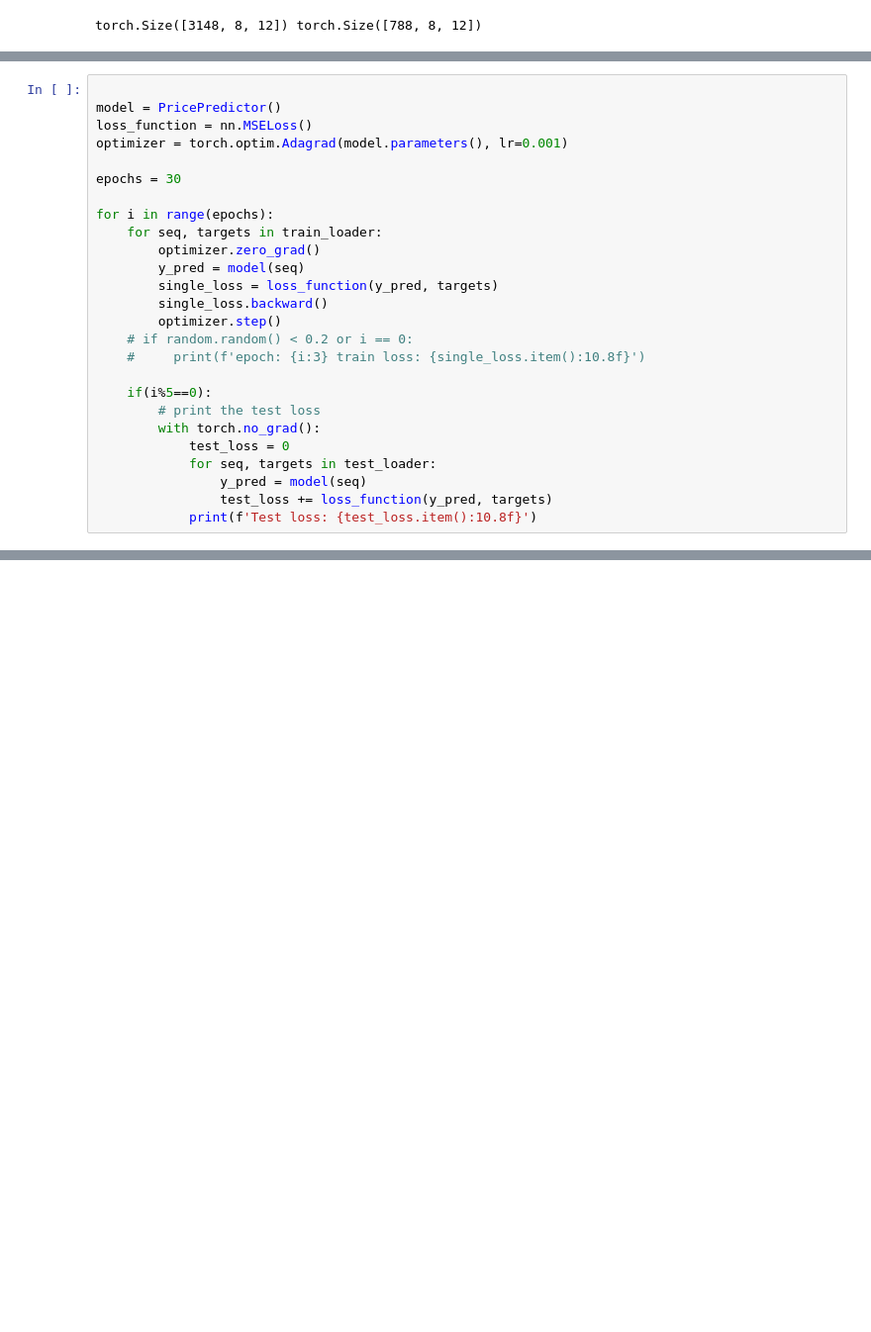
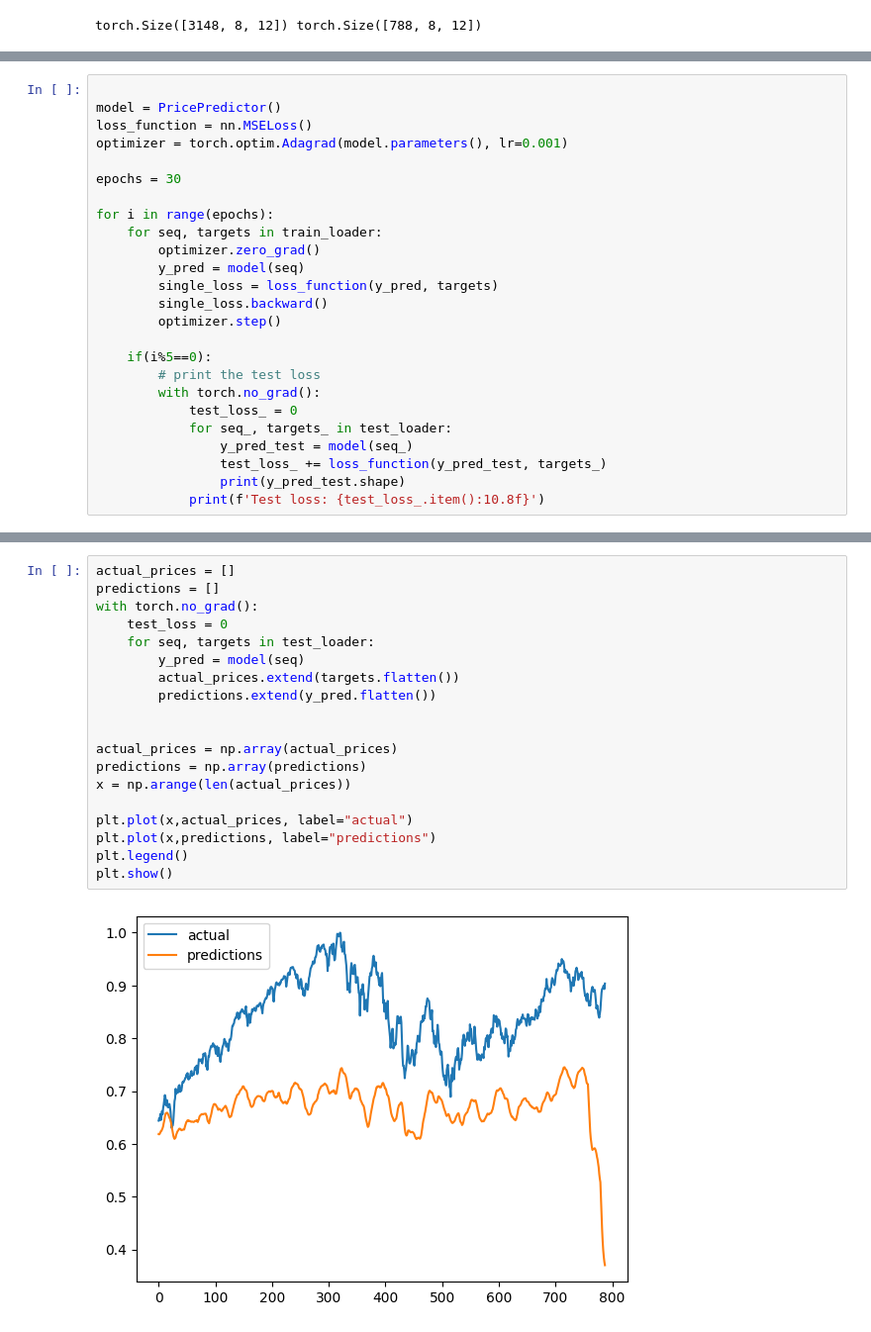
Before and after one commit to kumarrahul33/lstm_stock_predictor, a Jupyter notebook: lstm_sp.ipynb, the cells around one changed output, grey strips where cells are left out. Shown at 99% size. Cells and saved outputs as stored; diff of their text form; blank space fills up the shorter version.

```diff
--- a/lstm_sp.ipynb
+++ b/lstm_sp.ipynb
@@ -113,15 +124,14 @@ for i in range(epochs):
         single_loss = loss_function(y_pred, targets)
         single_loss.backward()
         optimizer.step()
-    # if random.random() < 0.2 or i == 0:
-    #     print(f'epoch: {i:3} train loss: {single_loss.item():10.8f}')
 
     if(i%5==0):
         # print the test loss
         with torch.no_grad():
-            test_loss = 0
-            for seq, targets in test_loader:
-                y_pred = model(seq)
-                test_loss += loss_function(y_pred, targets)
-            print(f'Test loss: {test_loss.item():10.8f}')
+            test_loss_ = 0
+            for seq_, targets_ in test_loader:
+                y_pred_test = model(seq_)
+                test_loss_ += loss_function(y_pred_test, targets_)
+                print(y_pred_test.shape)
+            print(f'Test loss: {test_loss_.item():10.8f}')
 # %% [output]
@@ -133,0 +155,21 @@ Test loss: 0.35980216
+# %%
+actual_prices = []
+predictions = []
+with torch.no_grad():
+    test_loss = 0
+    for seq, targets in test_loader:
+        y_pred = model(seq)
+        actual_prices.extend(targets.flatten())
+        predictions.extend(y_pred.flatten())
+
+
+actual_prices = np.array(actual_prices)
+predictions = np.array(predictions)
+x = np.arange(len(actual_prices))
+
+plt.plot(x,actual_prices, label="actual")
+plt.plot(x,predictions, label="predictions")
+plt.legend()
+plt.show()
+# %% [output]
+[figure, added]
```
Also changed, not shown: parts of 6 cells of this notebook, 3 other files.
